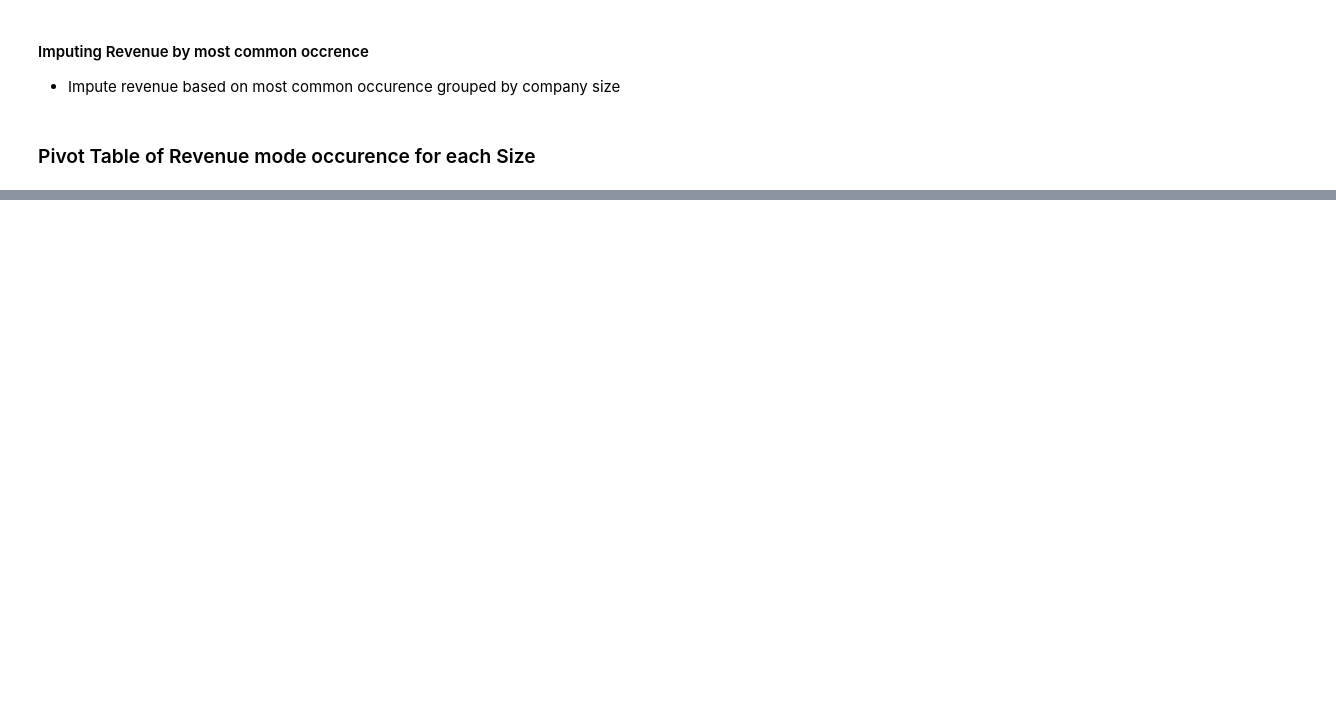
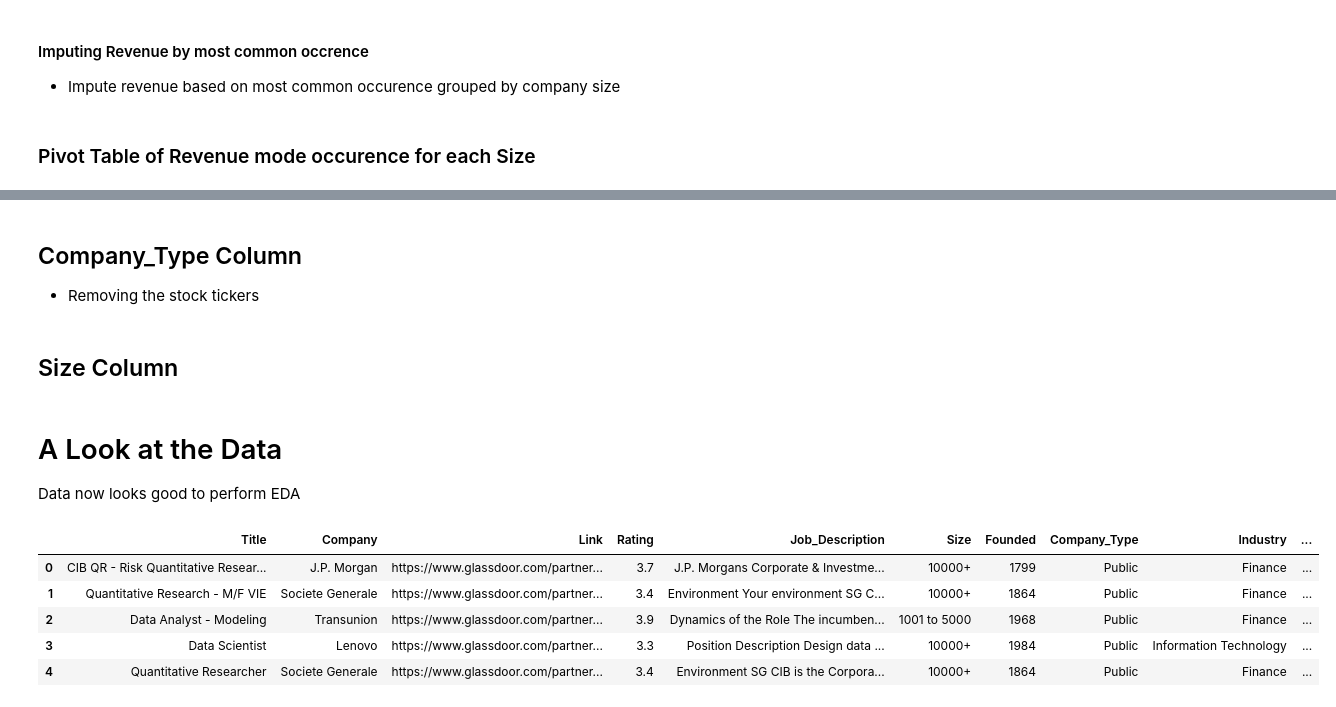
Before and after one commit to jasonchanhku/DataScienceDemand, a Jupyter notebook: Data Science Demand in Hong Kong.ipynb, the cells around one changed output, grey strips where cells are left out. Drawn from its saved outputs; the diff is of its cells as text; code cells hidden in the pictures; blank space fills up the shorter version.

```diff
--- a/Data Science Demand in Hong Kong.ipynb
+++ b/Data Science Demand in Hong Kong.ipynb
@@ -211,0 +214,3 @@ df['Revenue'].isnull().sum()
+# %% [markdown]
+## Company_Type Column
+* Removing the stock tickers
@@ -211,0 +219,2 @@ df['Revenue'].isnull().sum()
+# %% [markdown]
+## Size Column
@@ -211,0 +223,12 @@ df['Revenue'].isnull().sum()
+# %% [markdown]
+# A Look at the Data
+Data now looks good to perform EDA
+# %%
+df.head()
+# %% [output]
+|  | Title | Company | Link | Rating | Job_Description | Size | Founded | Company_Type | Industry | ... |
+| 0 | CIB QR - Risk Quantitative Resear... | J.P. Morgan | https://www.glassdoor.com/partner... | 3.7 | J.P. Morgans Corporate & Investme... | 10000+ | 1799 | Public | Finance | ... |
+| 1 | Quantitative Research - M/F VIE | Societe Generale | https://www.glassdoor.com/partner... | 3.4 | Environment Your environment SG C... | 10000+ | 1864 | Public | Finance | ... |
+| 2 | Data Analyst - Modeling | Transunion | https://www.glassdoor.com/partner... | 3.9 | Dynamics of the Role The incumben... | 1001 to 5000 | 1968 | Public | Finance | ... |
+| 3 | Data Scientist | Lenovo | https://www.glassdoor.com/partner... | 3.3 | Position Description Design data ... | 10000+ | 1984 | Public | Information Technology | ... |
+| 4 | Quantitative Researcher | Societe Generale | https://www.glassdoor.com/partner... | 3.4 | Environment SG CIB is the Corpora... | 10000+ | 1864 | Public | Finance | ... |
```
Also changed, not shown: parts of 13 cells of this notebook.
